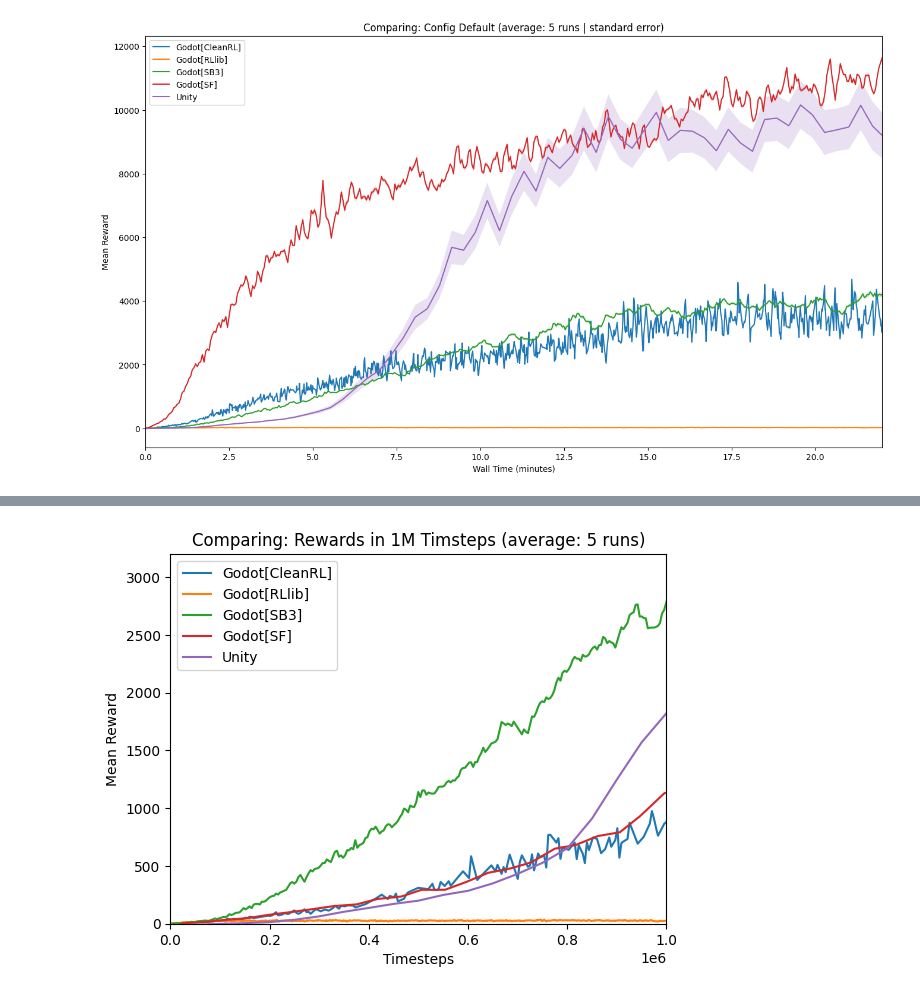
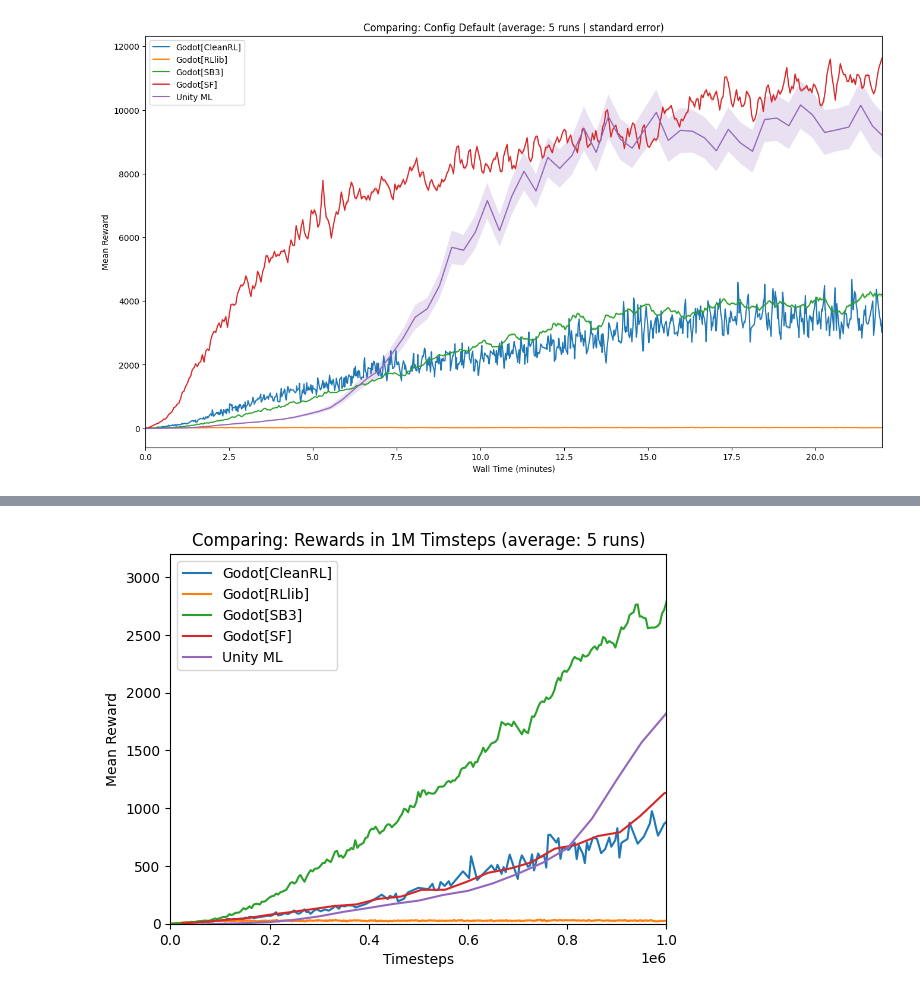
Before and after one commit to visuallization/rl_master_thesis_evaluation, a Jupyter notebook: config_default.ipynb, the cells around one changed output, grey strips where cells are left out. Saved outputs shown, nothing was run; the diff lists cells and outputs as text; code cells hidden in the pictures.

```diff
--- a/config_default.ipynb
+++ b/config_default.ipynb
@@ -387,22 +414,22 @@ plt.show()
 # %%
 
 
 # Plot the mean values
 plt.plot(cleanrl['mean_values']['Step'], cleanrl['mean_values']['Value'], label='Godot[CleanRL]')
 plt.plot(rllib['mean_values']['Step'], rllib['mean_values']['Value'], label='Godot[RLlib]')
 plt.plot(sb3['mean_values']['Step'], sb3['mean_values']['Value'], label='Godot[SB3]')
 plt.plot(sf['mean_values']['Step'], sf['mean_values']['Value'], label='Godot[SF]')
-plt.plot(unity['mean_values']['Step'], unity['mean_values']['Value'], label='Unity')
+plt.plot(unity['mean_values']['Step'], unity['mean_values']['Value'], label='Unity ML')
 
 # Add labels and title
 plt.xlabel("Timesteps")
 plt.xlim(0, 1000000)
 plt.ylabel("Mean Reward")
 plt.ylim(0, 3200)
 plt.title("Comparing: Rewards in 1M Timsteps (average: 5 runs)")
 plt.legend(loc="upper left")
 
 # Show the plot
 plt.show()
 # %% [output]
-[figure, old version]
+[figure, new version]
```
Also changed, not shown: parts of 6 cells of this notebook, 2 other files.
